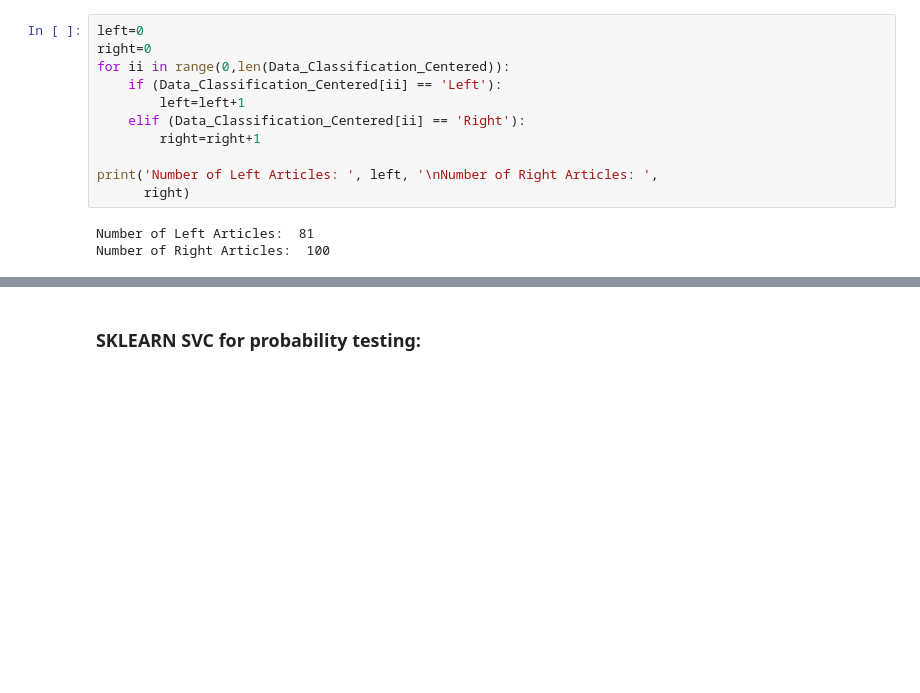
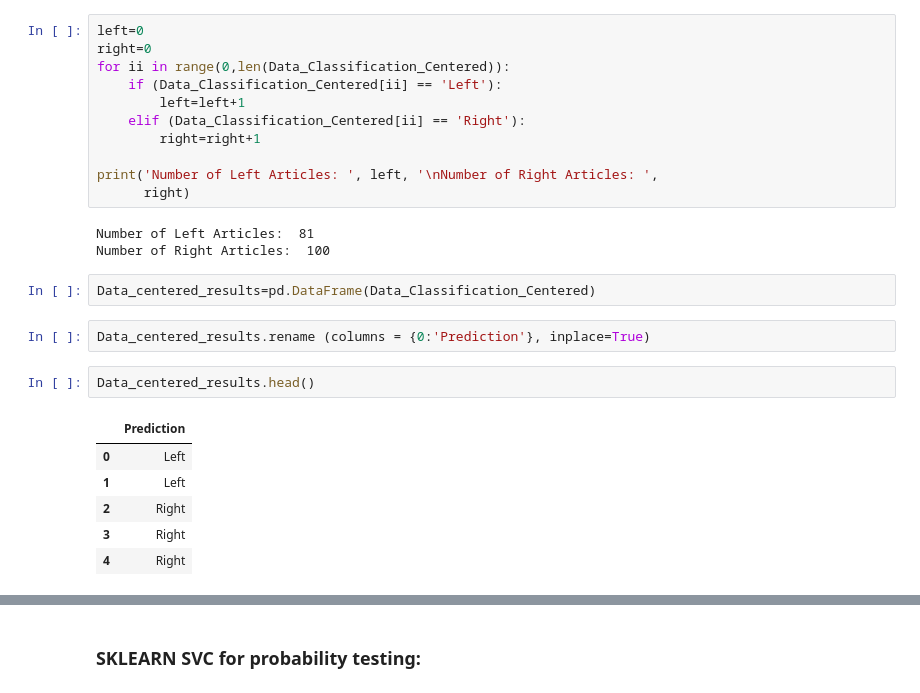
Before and after one commit to fausa/Bias_Detection_in_Journalism, a Jupyter notebook: deliverables/ADS509_FausA_PREPROCESS_EDA_MODELING.ipynb, the cells around one changed output, grey strips where cells are left out. Drawn from its saved outputs; the diff is of its cells as text; blank space fills up the shorter version.

```diff
--- a/deliverables/ADS509_FausA_PREPROCESS_EDA_MODELING.ipynb
+++ b/deliverables/ADS509_FausA_PREPROCESS_EDA_MODELING.ipynb
@@ -1088,3 +1100,16 @@ print('Number of Left Articles: ', left, '\nNumber of Right Articles: ',
 # %% [output]
 Number of Left Articles:  81
 Number of Right Articles:  100
+# %%
+Data_centered_results=pd.DataFrame(Data_Classification_Centered)
+# %%
+Data_centered_results.rename (columns = {0:'Prediction'}, inplace=True)
+# %%
+Data_centered_results.head()
+# %% [output]
+|  | Prediction |
+| 0 | Left |
+| 1 | Left |
+| 2 | Right |
+| 3 | Right |
+| 4 | Right |
```
Also changed, not shown: parts of 32 cells of this notebook, 1 other file.
